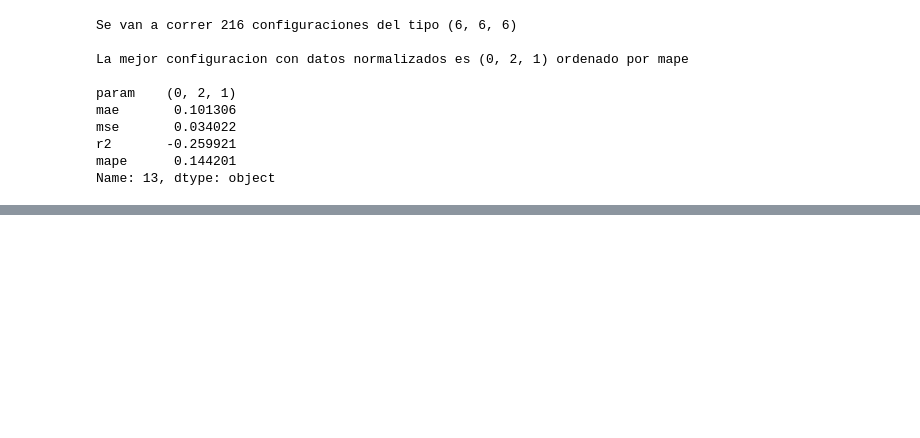
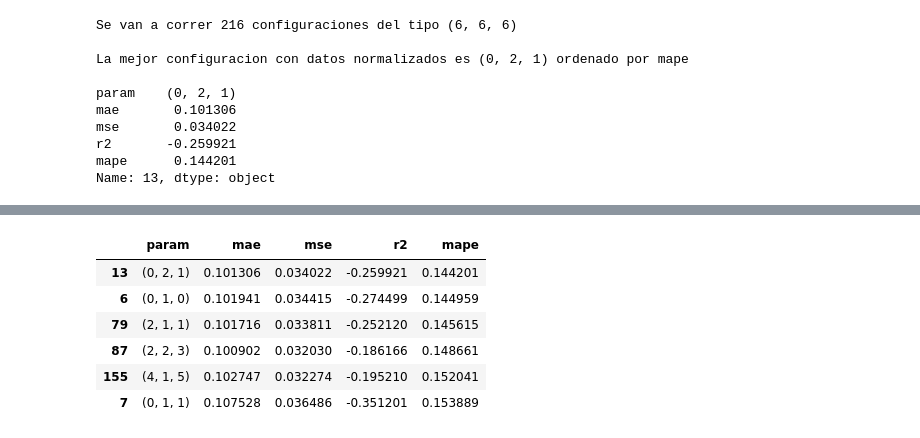
Before and after one commit to TomasCardeLo/ML-Dispapeles-TomasCaLo, a Jupyter notebook: Time series/Time series v3.ipynb, the cells around one changed output, grey strips where cells are left out. Cells and saved outputs as stored; diff of their text form; code cells hidden in the pictures; blank space fills up the shorter version.

```diff
--- a/Time series/Time series v3.ipynb
+++ b/Time series/Time series v3.ipynb
@@ -203 +205,11 @@ plot_best_model(df_SQL, predictions_best)
+# %%
+results.head(6)
+# %% [output]
+|  | param | mae | mse | r2 | mape |
+| 13 | (0, 2, 1) | 0.101306 | 0.034022 | -0.259921 | 0.144201 |
+| 6 | (0, 1, 0) | 0.101941 | 0.034415 | -0.274499 | 0.144959 |
+| 79 | (2, 1, 1) | 0.101716 | 0.033811 | -0.252120 | 0.145615 |
+| 87 | (2, 2, 3) | 0.100902 | 0.032030 | -0.186166 | 0.148661 |
+| 155 | (4, 1, 5) | 0.102747 | 0.032274 | -0.195210 | 0.152041 |
+| 7 | (0, 1, 1) | 0.107528 | 0.036486 | -0.351201 | 0.153889 |
 # %%
```
Also changed, not shown: parts of 5 cells of this notebook.
